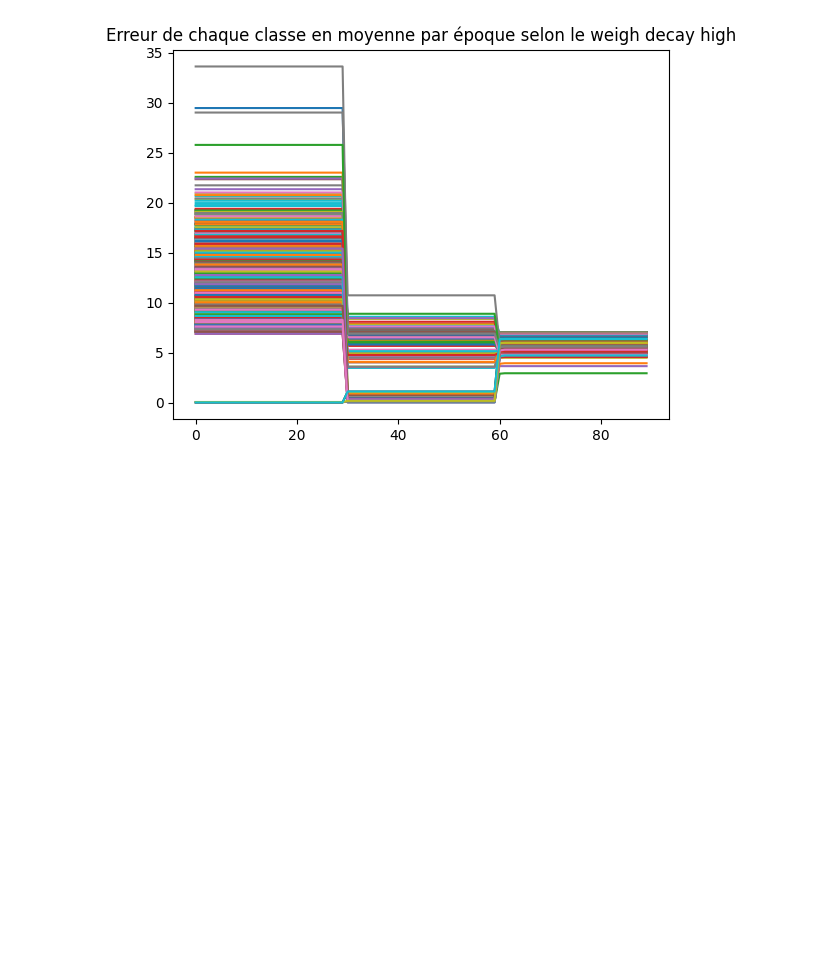
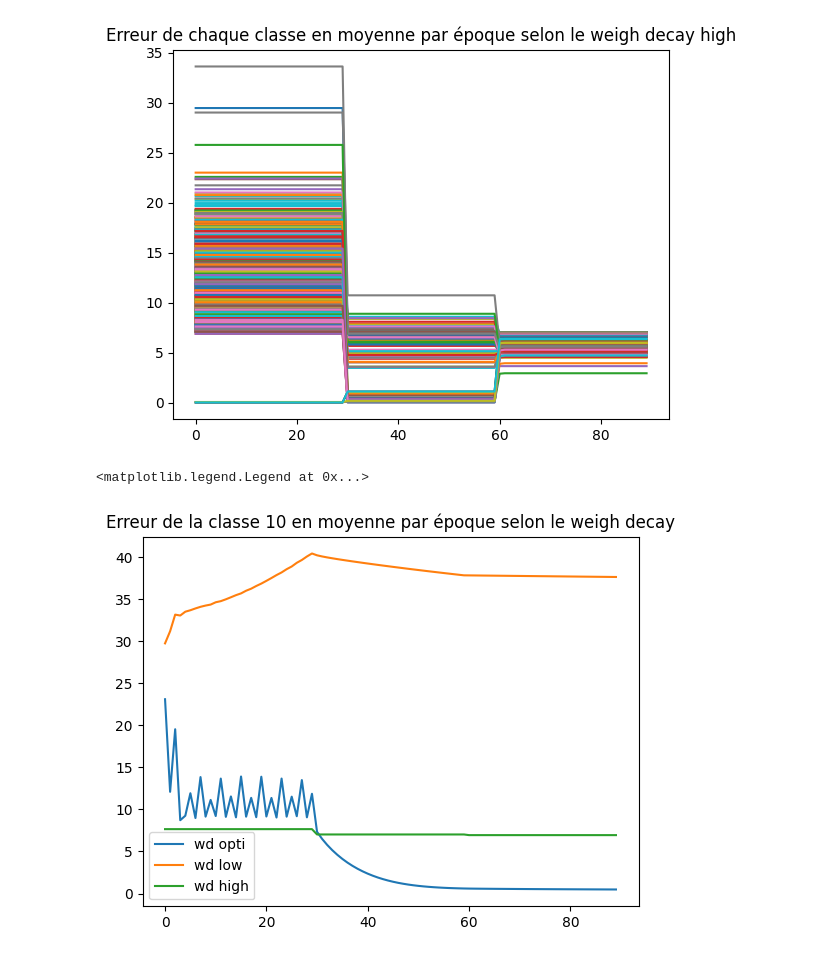
Before and after one commit to AlexisDeseure/A_guinea_pig_for_deep_learning_with_many_classes, a Jupyter notebook: notebooks/Courbes.ipynb, the cells around one changed output. Cells and saved outputs as stored; diff of their text form; code cells hidden in the pictures; blank space fills up the shorter version.

```diff
--- a/notebooks/Courbes.ipynb
+++ b/notebooks/Courbes.ipynb
@@ -69,3 +69,13 @@ plt.title('Erreur de chaque classe en moyenne par époque selon le weigh decay h
 # %% [output]
 Text(0.5, 1.0, 'Erreur de chaque classe en moyenne par époque selon le weigh decay high')
 [figure]
+# %%
+#Erreur de la classe 10 selon le weigh decay par époque
+plt.plot(data_opti['moyenne_erreur_classe_model'][:,10],label = 'wd opti')
+plt.plot(data_low['moyenne_erreur_classe_model'][:,10],label = 'wd low')
+plt.plot(data_high['moyenne_erreur_classe_model'][:,10],label = 'wd high')
+plt.title('Erreur de la classe 10 en moyenne par époque selon le weigh decay')
+plt.legend()
+# %% [output]
+<matplotlib.legend.Legend at 0x...>
+[figure, added]
```
